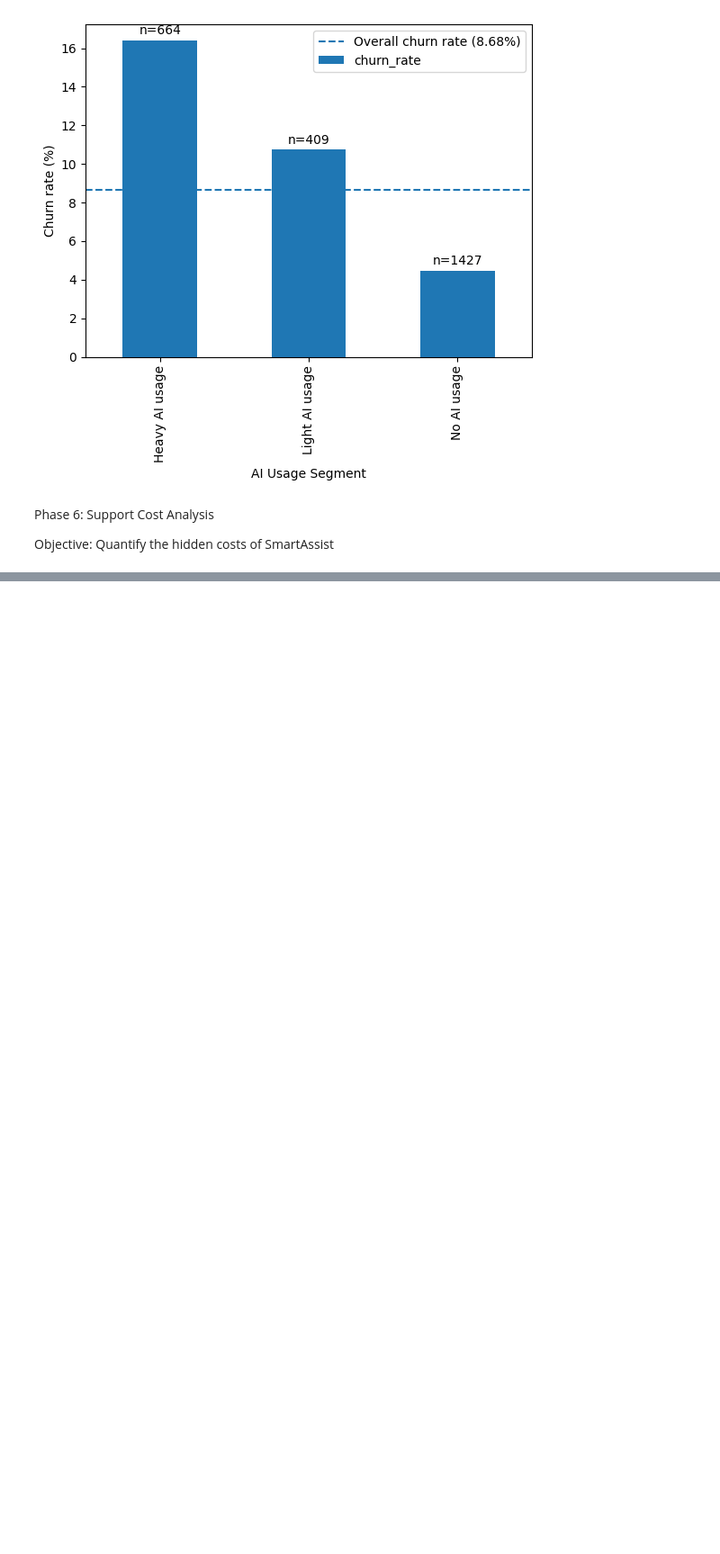
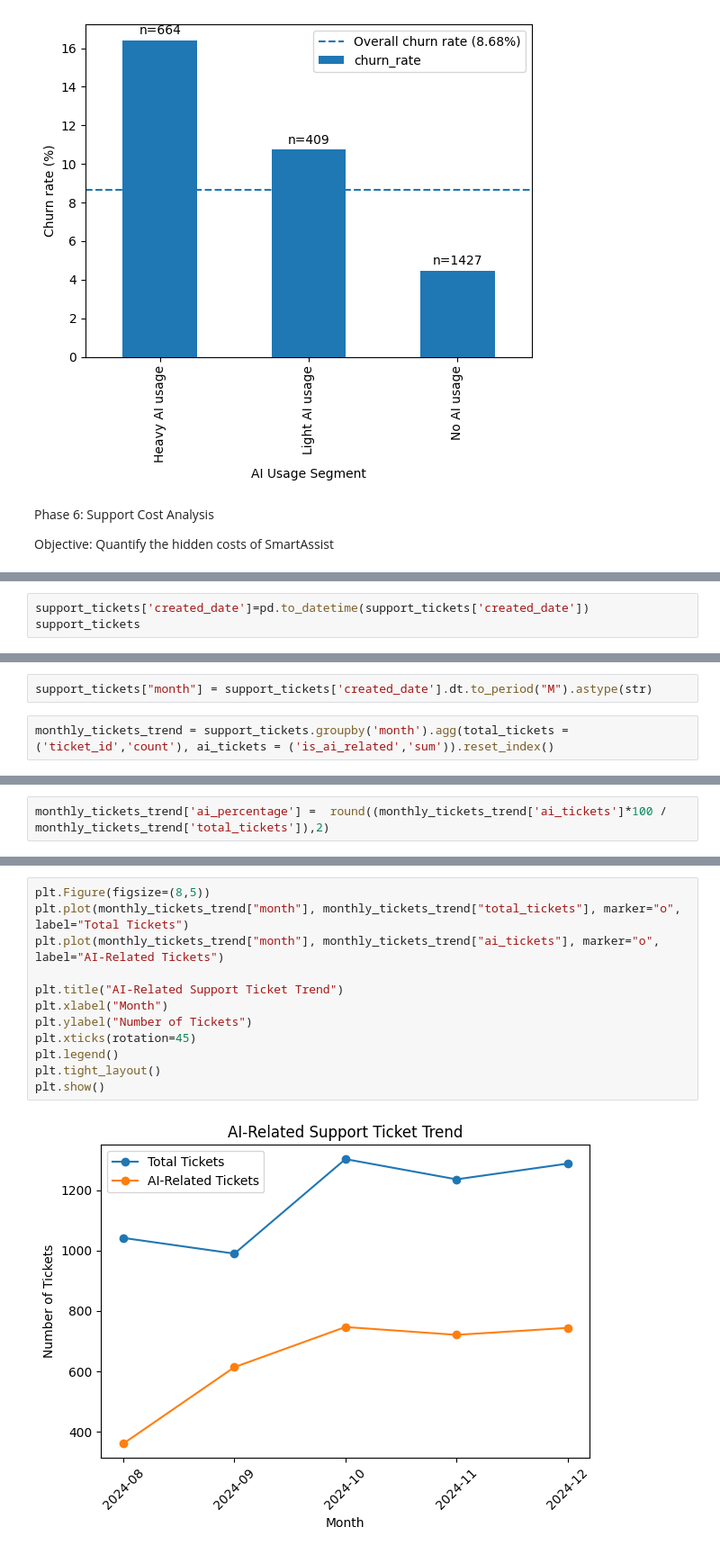
Before and after one commit to Vaishnav09/ai-product-impact-analysis, a Jupyter notebook: notebooks/01_data_exploration.ipynb, the cells around one changed output, grey strips where cells are left out. Shown at 90% size. Saved outputs shown, nothing was run; the diff lists cells and outputs as text; blank space fills up the shorter version.

```diff
--- a/notebooks/01_data_exploration.ipynb
+++ b/notebooks/01_data_exploration.ipynb
@@ -824,0 +817,3 @@ support_tickets[(support_tickets['category'].str.lower() == 'smartassist') & (su
+# %%
+support_tickets['created_date']=pd.to_datetime(support_tickets['created_date'])
+support_tickets
@@ -824,0 +834,4 @@ support_tickets[(support_tickets['category'].str.lower() == 'smartassist') & (su
+# %%
+support_tickets["month"] = support_tickets['created_date'].dt.to_period("M").astype(str)
+# %%
+monthly_tickets_trend = support_tickets.groupby('month').agg(total_tickets = ('ticket_id','count'), ai_tickets = ('is_ai_related','sum')).reset_index()
@@ -824,0 +847,2 @@ support_tickets[(support_tickets['category'].str.lower() == 'smartassist') & (su
+# %%
+monthly_tickets_trend['ai_percentage'] =  round((monthly_tickets_trend['ai_tickets']*100 / monthly_tickets_trend['total_tickets']),2)
@@ -824,0 +911,14 @@ support_tickets[(support_tickets['category'].str.lower() == 'smartassist') & (su
+# %%
+plt.Figure(figsize=(8,5))
+plt.plot(monthly_tickets_trend["month"], monthly_tickets_trend["total_tickets"], marker="o", label="Total Tickets")
+plt.plot(monthly_tickets_trend["month"], monthly_tickets_trend["ai_tickets"], marker="o", label="AI-Related Tickets")
+
+plt.title("AI-Related Support Ticket Trend")
+plt.xlabel("Month")
+plt.ylabel("Number of Tickets")
+plt.xticks(rotation=45)
+plt.legend()
+plt.tight_layout()
+plt.show()
+# %% [output]
+[figure, added]
```
Also changed, not shown: parts of 17 cells of this notebook.
